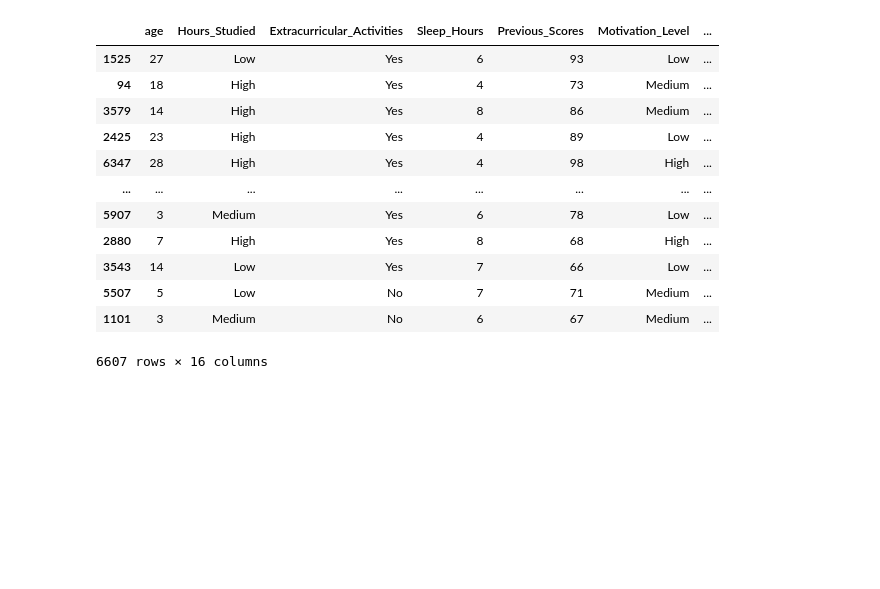
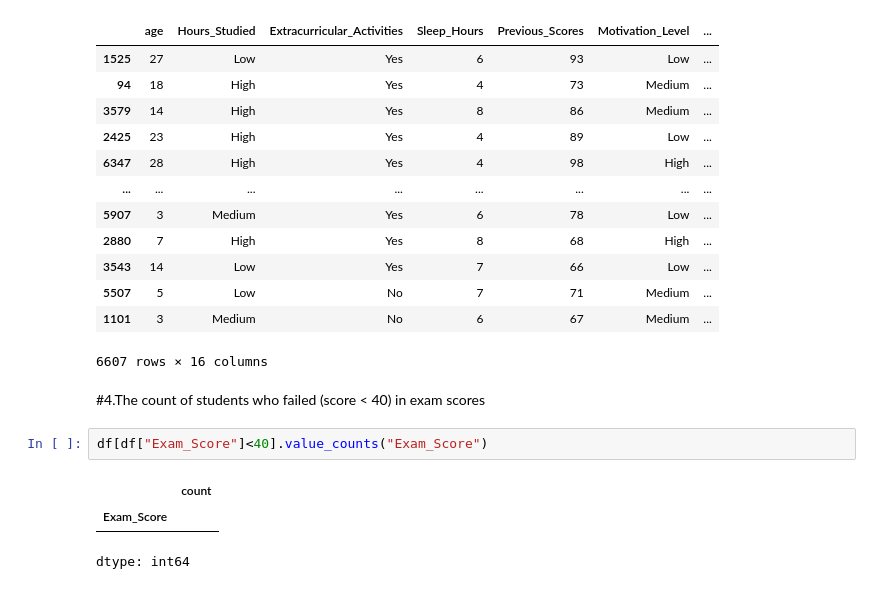
Before and after one commit to SIVASHANKARI04/STUDENT-SUCCESS-METRICS, a Jupyter notebook: Students_Success_Metrics.ipynb, the cells around one changed output. Cells and saved outputs as stored; diff of their text form; blank space fills up the shorter version.

```diff
--- a/Students_Success_Metrics.ipynb
+++ b/Students_Success_Metrics.ipynb
@@ -81,3 +81,11 @@ df_sorted
 | 5507 | 5 | Low | No | 7 | 71 | Medium | ... |
 | 1101 | 3 | Medium | No | 6 | 67 | Medium | ... |
 6607 rows × 16 columns
+# %% [markdown]
+#4.The count of students who failed (score < 40) in exam scores
+# %%
+df[df["Exam_Score"]<40].value_counts("Exam_Score")
+# %% [output]
+|  | count |
+| Exam_Score |  |
+dtype: int64
```
Also changed, not shown: parts of 4 cells of this notebook.
